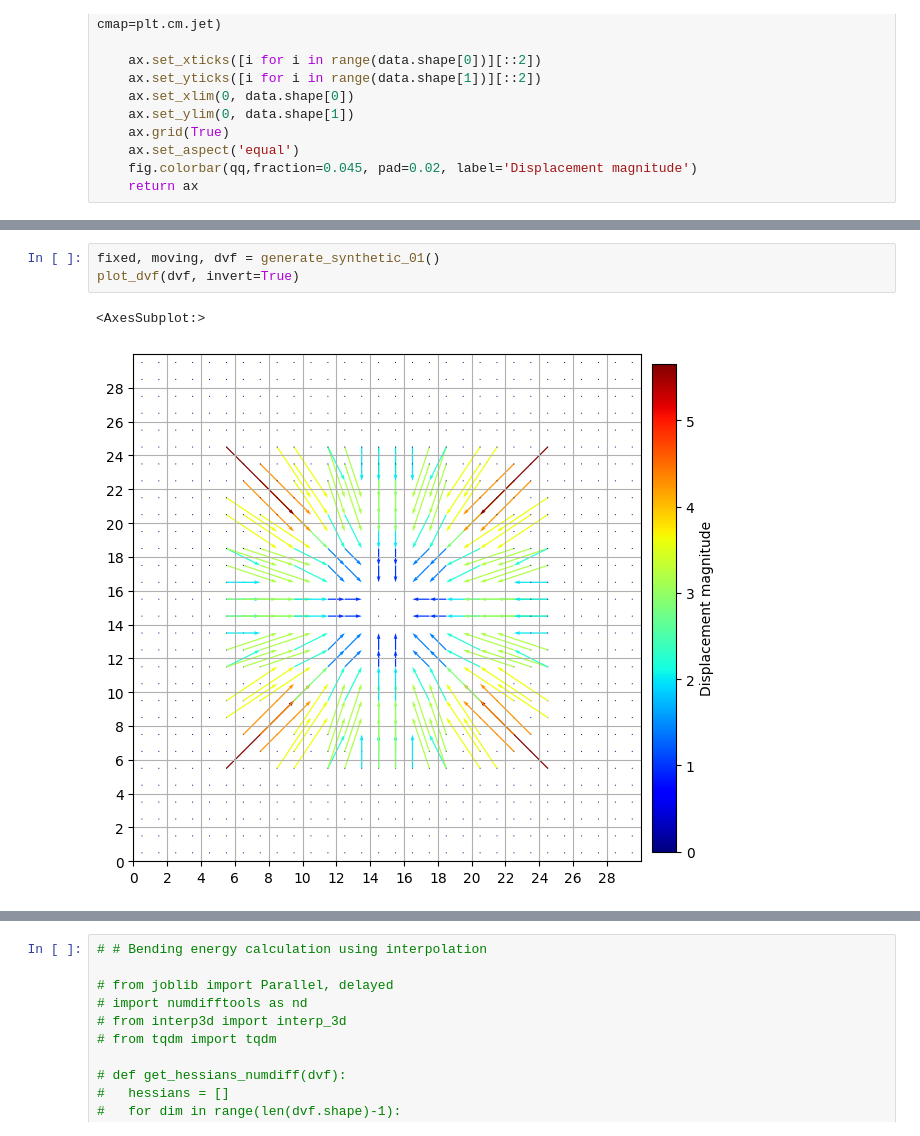
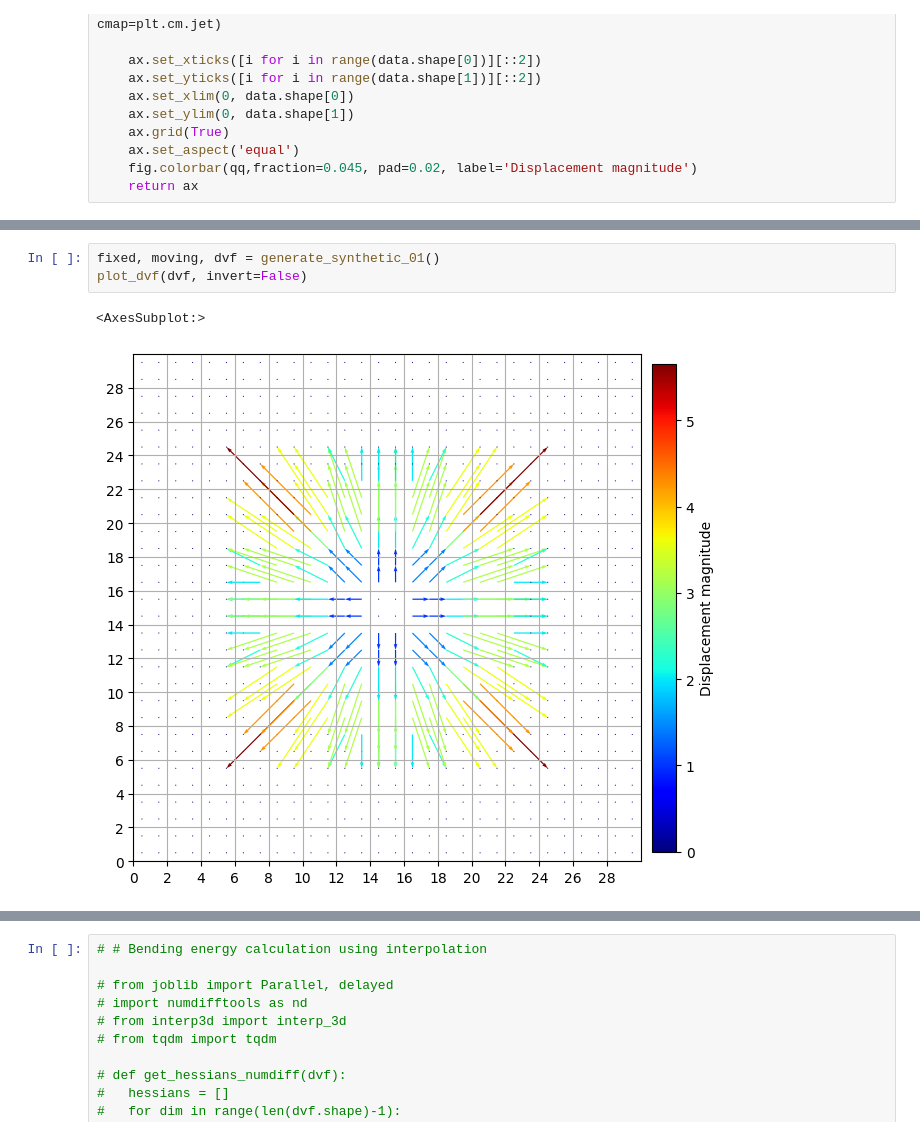
Before and after one commit to joasiee/elastix, a Jupyter notebook: experiments/notebooks/voxels.ipynb, the cells around one changed output, grey strips where cells are left out. Drawn from its saved outputs; the diff is of its cells as text.

```diff
--- a/experiments/notebooks/voxels.ipynb
+++ b/experiments/notebooks/voxels.ipynb
@@ -237,7 +237,7 @@ def jacobian_determinant(dvf):
   return contracting_arr
 # %%
 fixed, moving, dvf = generate_synthetic_01()
-plot_dvf(dvf, invert=True)
+plot_dvf(dvf, invert=False)
 # %% [output]
 <AxesSubplot:>
-[figure, old version]
+[figure, new version]
```
Also changed, not shown: parts of 6 cells of this notebook.
